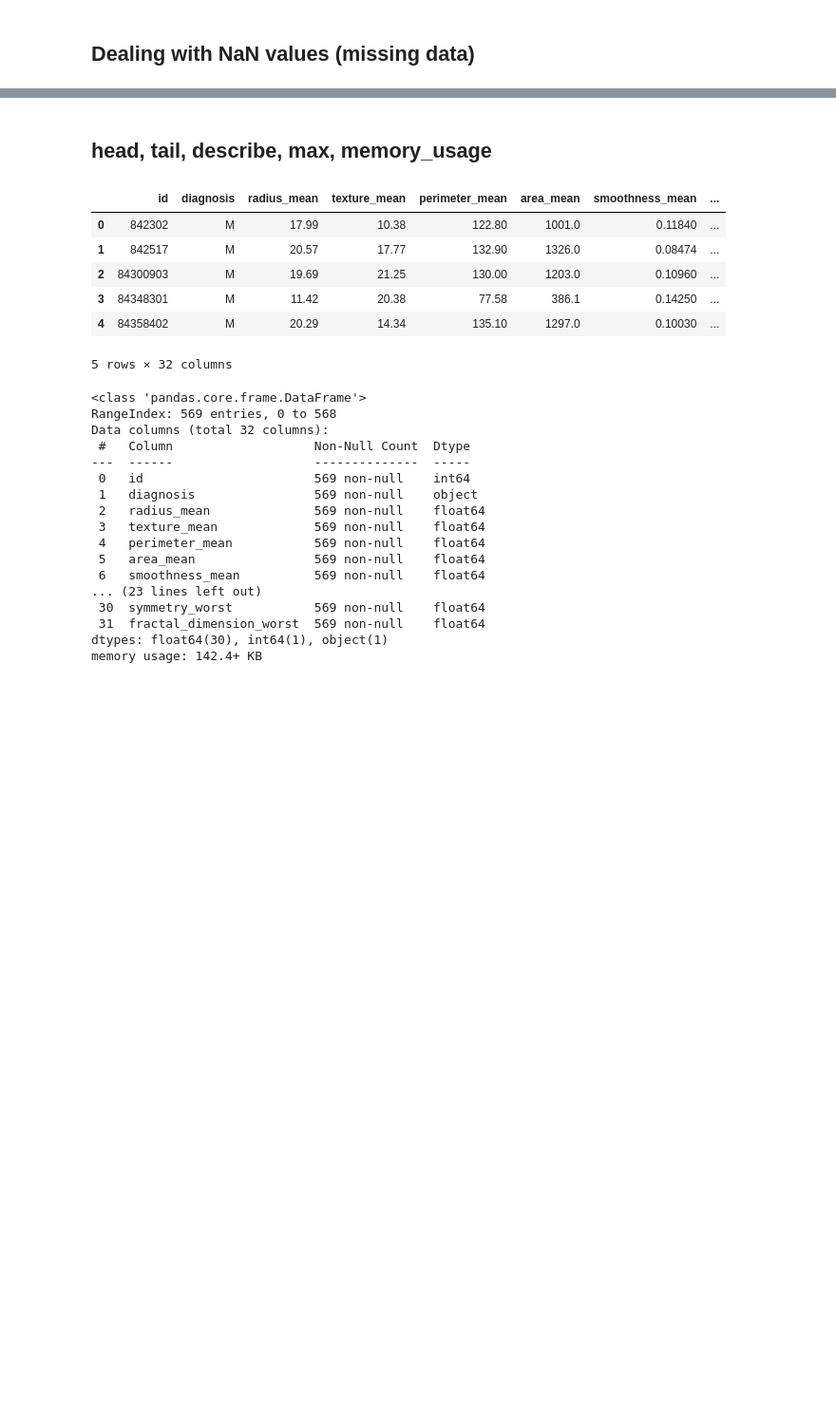
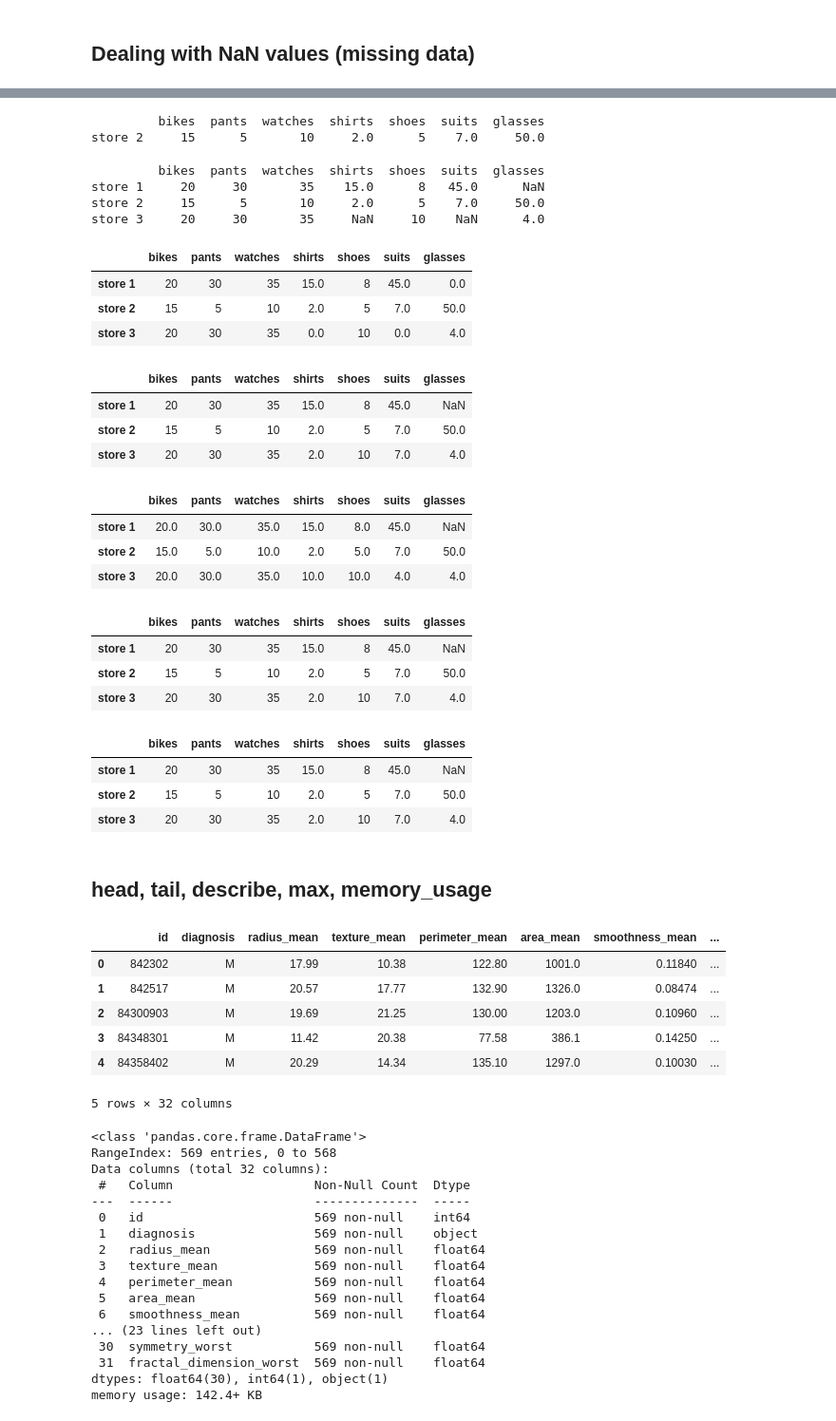
Before and after one commit to zoubida123ck/python-for-finance, a Jupyter notebook: day_03/lessons/02-pandas-dataframe.ipynb, the cells around one changed output, grey strips where cells are left out. Shown: that part at 95% size. Drawn from its saved outputs; the diff is of its cells as text; code cells hidden in the pictures; blank space fills up the shorter version.

```diff
--- a/day_03/lessons/02-pandas-dataframe.ipynb
+++ b/day_03/lessons/02-pandas-dataframe.ipynb
@@ -180,3 +224,66 @@ store_items.interpolate(method = 'linear', axis = 0, inplace = True)
+# %%
+original_store = store_items.copy()
+# the original DataFrame is not modified by default
+# to remove missing values from original df, use inplace = True
+store_items.dropna(axis = 0, inplace = True)
+
+print(store_items)
+# %% [output]
+         bikes  pants  watches  shirts  shoes  suits  glasses
+store 2     15      5       10     2.0      5    7.0     50.0
+# %%
+print(original_store)
+# replace all NaN values with 0
+original_store.fillna(0)
+# %% [output]
+         bikes  pants  watches  shirts  shoes  suits  glasses
+store 1     20     30       35    15.0      8   45.0      NaN
+store 2     15      5       10     2.0      5    7.0     50.0
+store 3     20     30       35     NaN     10    NaN      4.0
+|  | bikes | pants | watches | shirts | shoes | suits | glasses |
+| store 1 | 20 | 30 | 35 | 15.0 | 8 | 45.0 | 0.0 |
+| store 2 | 15 | 5 | 10 | 2.0 | 5 | 7.0 | 50.0 |
+| store 3 | 20 | 30 | 35 | 0.0 | 10 | 0.0 | 4.0 |
+# %%
+# forward filling: replace NaN values with previous values in the df,
+# this is known as . When replacing NaN values with forward filling,
+# we can use previous values taken from columns or rows.
+# replace NaN values with the previous value in the column
+original_store.fillna(method = 'ffill', axis = 0)
+# %% [output]
+|  | bikes | pants | watches | shirts | shoes | suits | glasses |
+| store 1 | 20 | 30 | 35 | 15.0 | 8 | 45.0 | NaN |
+| store 2 | 15 | 5 | 10 | 2.0 | 5 | 7.0 | 50.0 |
+| store 3 | 20 | 30 | 35 | 2.0 | 10 | 7.0 | 4.0 |
+# %%
+# backward filling: replace the NaN values with the values that
+# go after them in the DataFrame
+# replace NaN values with the next value in the row
+original_store.fillna(method = 'backfill', axis = 1)
+# %% [output]
+|  | bikes | pants | watches | shirts | shoes | suits | glasses |
+| store 1 | 20.0 | 30.0 | 35.0 | 15.0 | 8.0 | 45.0 | NaN |
+| store 2 | 15.0 | 5.0 | 10.0 | 2.0 | 5.0 | 7.0 | 50.0 |
+| store 3 | 20.0 | 30.0 | 35.0 | 10.0 | 10.0 | 4.0 | 4.0 |
+# %%
+# replace NaN values by using linear interpolation using column values
+original_store.interpolate(method = 'linear', axis = 0)
+# %% [output]
+|  | bikes | pants | watches | shirts | shoes | suits | glasses |
+| store 1 | 20 | 30 | 35 | 15.0 | 8 | 45.0 | NaN |
+| store 2 | 15 | 5 | 10 | 2.0 | 5 | 7.0 | 50.0 |
+| store 3 | 20 | 30 | 35 | 2.0 | 10 | 7.0 | 4.0 |
+# %%
+# the original DataFrame is not modified. replace the NaN values
+# in place by setting inplace = True inside function
+original_store.fillna(method = 'ffill', axis = 0, inplace = True)
+original_store.interpolate(method = 'linear', axis = 0, inplace = True)
+original_store
+# %% [output]
+|  | bikes | pants | watches | shirts | shoes | suits | glasses |
+| store 1 | 20 | 30 | 35 | 15.0 | 8 | 45.0 | NaN |
+| store 2 | 15 | 5 | 10 | 2.0 | 5 | 7.0 | 50.0 |
+| store 3 | 20 | 30 | 35 | 2.0 | 10 | 7.0 | 4.0 |
 # %% [markdown]
 ## head, tail, describe, max, memory_usage
 # %%
```
Also changed, not shown: parts of 10 cells of this notebook, 1 other file.
